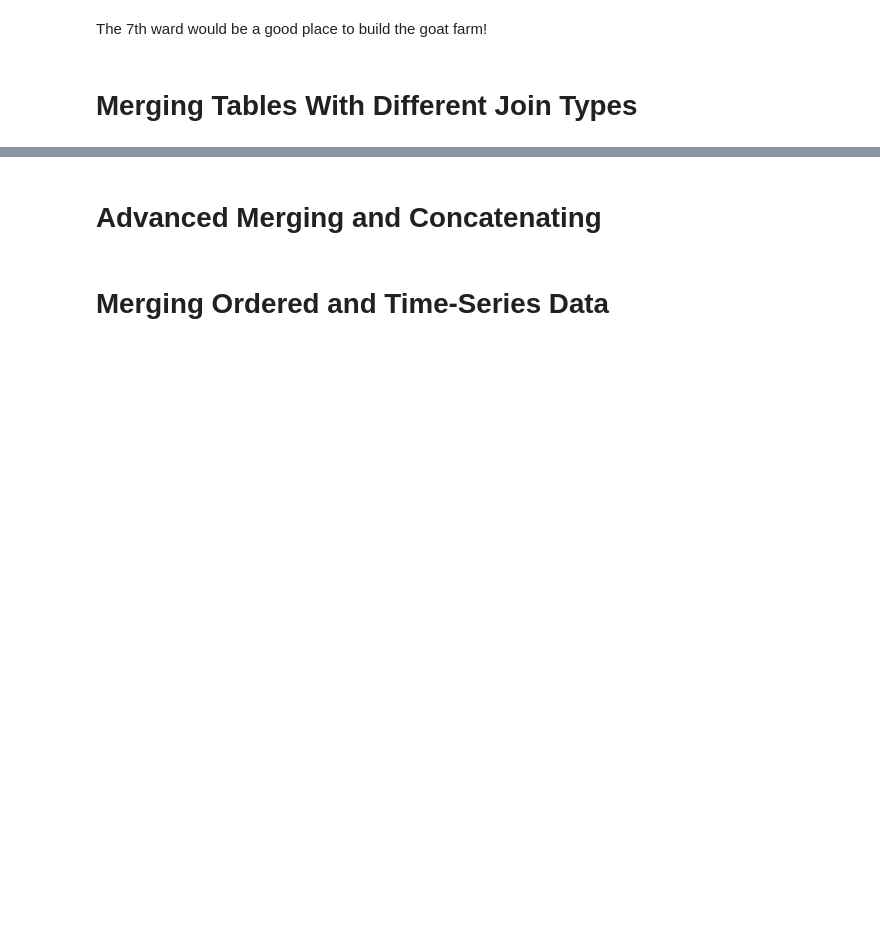
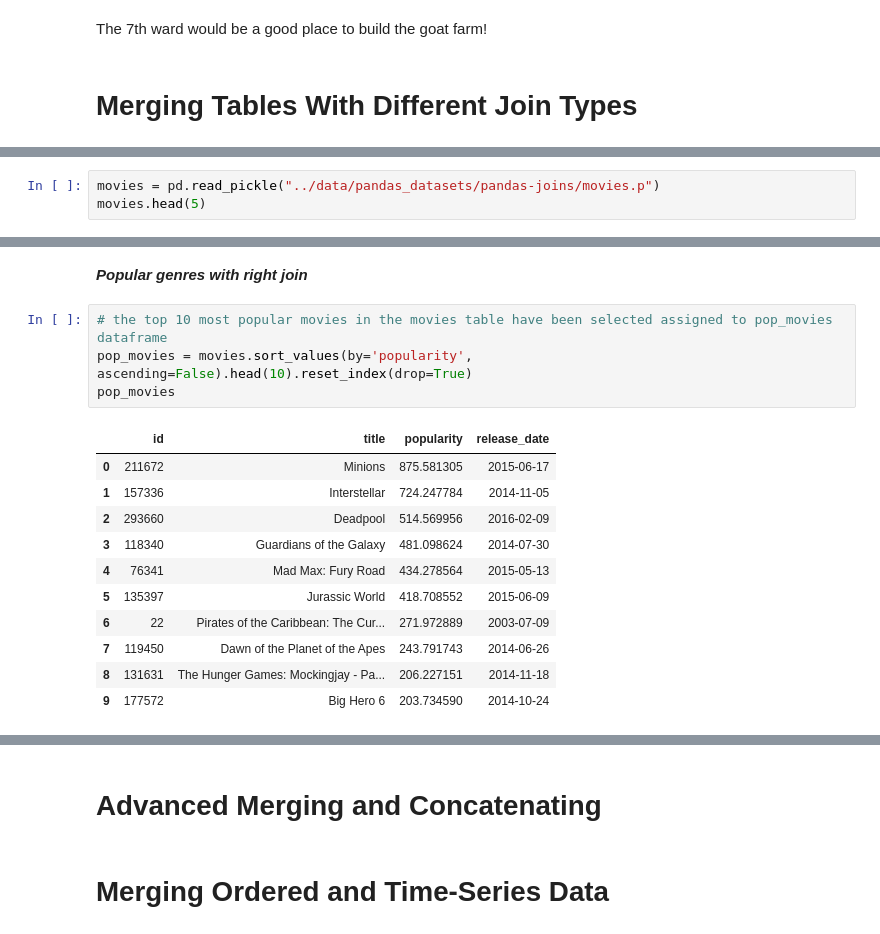
Before and after one commit to rashmishreev/the-data-repository, a Jupyter notebook: data-science-python/pandas/joining-data-pandas.ipynb, the cells around one changed output, grey strips where cells are left out. Saved outputs shown, nothing was run; the diff lists cells and outputs as text; blank space fills up the shorter version.

```diff
--- a/data-science-python/pandas/joining-data-pandas.ipynb
+++ b/data-science-python/pandas/joining-data-pandas.ipynb
@@ -360,0 +373,3 @@ The 7th ward would be a good place to build the goat farm!
+# %%
+movies = pd.read_pickle("../data/pandas_datasets/pandas-joins/movies.p")
+movies.head(5)
@@ -360,0 +527,18 @@ The 7th ward would be a good place to build the goat farm!
+# %% [markdown]
+***Popular genres with right join***
+# %%
+# the top 10 most popular movies in the movies table have been selected assigned to pop_movies dataframe
+pop_movies = movies.sort_values(by='popularity', ascending=False).head(10).reset_index(drop=True)
+pop_movies
+# %% [output]
+|  | id | title | popularity | release_date |
+| 0 | 211672 | Minions | 875.581305 | 2015-06-17 |
+| 1 | 157336 | Interstellar | 724.247784 | 2014-11-05 |
+| 2 | 293660 | Deadpool | 514.569956 | 2016-02-09 |
+| 3 | 118340 | Guardians of the Galaxy | 481.098624 | 2014-07-30 |
+| 4 | 76341 | Mad Max: Fury Road | 434.278564 | 2015-05-13 |
+| 5 | 135397 | Jurassic World | 418.708552 | 2015-06-09 |
+| 6 | 22 | Pirates of the Caribbean: The Cur... | 271.972889 | 2003-07-09 |
+| 7 | 119450 | Dawn of the Planet of the Apes | 243.791743 | 2014-06-26 |
+| 8 | 131631 | The Hunger Games: Mockingjay - Pa... | 206.227151 | 2014-11-18 |
+| 9 | 177572 | Big Hero 6 | 203.734590 | 2014-10-24 |
```
Also changed, not shown: parts of 26 cells of this notebook, 4 other files.
